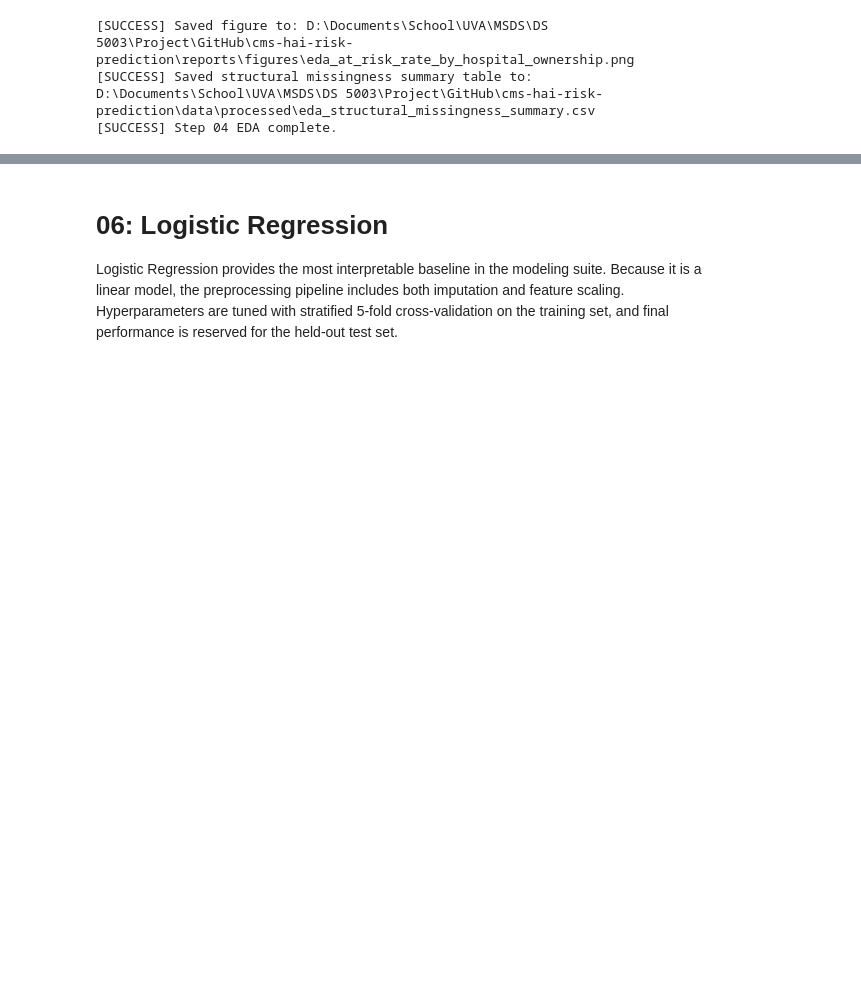
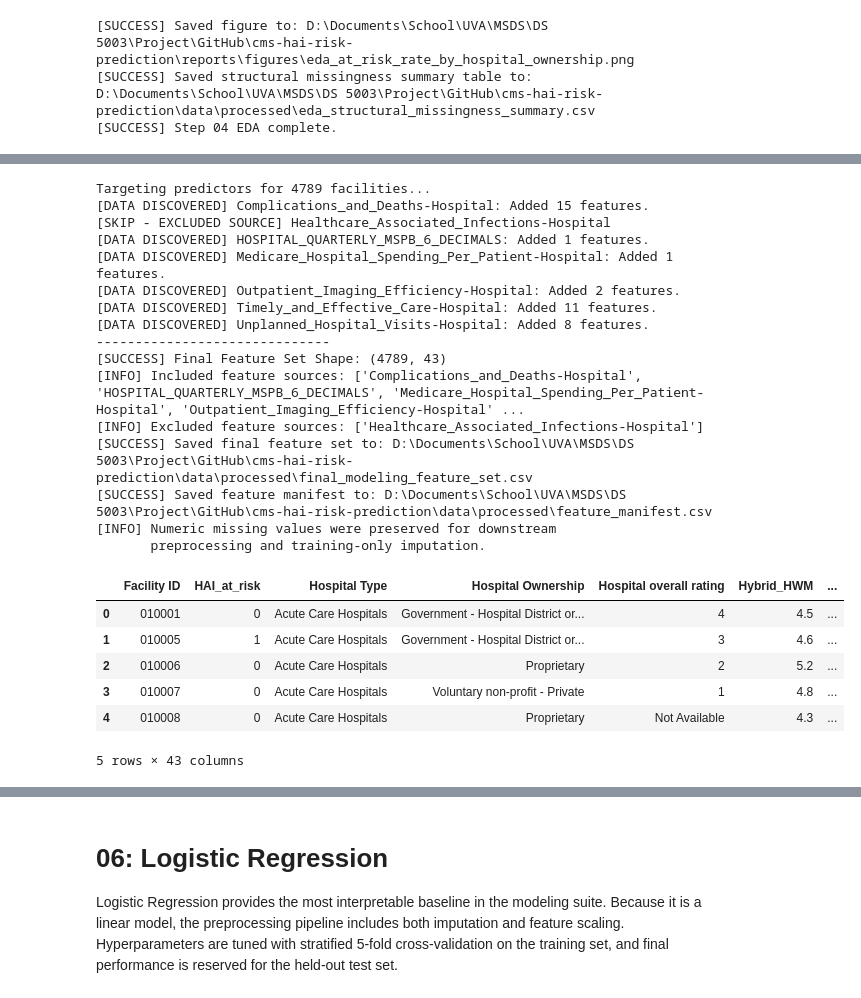
Before and after one commit to Rjashby1/cms-hai-risk-prediction, a Jupyter notebook: code/main_pipeline.ipynb, the cells around one changed output, grey strips where cells are left out. Cells and saved outputs as stored; diff of their text form; code cells hidden in the pictures; blank space fills up the shorter version.

Commit message:
Enhance main pipeline notebook with detailed descriptions for feature discovery and pruning steps, including improved output logging and cross-validation sanity checks.

```diff
--- a/code/main_pipeline.ipynb
+++ b/code/main_pipeline.ipynb
@@ -222,10 +217,37 @@ The disparate data points—ranging from clinical outcomes to patient satisfacti
 # %%
 step_05 = importlib.import_module("05_feature_identification")
+importlib.reload(step_05)
 
-if 'raw_datasets' in locals():
+if "raw_datasets" in locals():
     final_df = step_05.mine_features(
         raw_datasets,
         exclude_files=["Healthcare_Associated_Infections-Hospital"]
     )
     display(final_df.head())
+else:
+    print("raw_datasets not found. Run Step 01 first.")
+# %% [output]
+Targeting predictors for 4789 facilities...
+[DATA DISCOVERED] Complications_and_Deaths-Hospital: Added 15 features.
+[SKIP - EXCLUDED SOURCE] Healthcare_Associated_Infections-Hospital
+[DATA DISCOVERED] HOSPITAL_QUARTERLY_MSPB_6_DECIMALS: Added 1 features.
+[DATA DISCOVERED] Medicare_Hospital_Spending_Per_Patient-Hospital: Added 1 features.
+[DATA DISCOVERED] Outpatient_Imaging_Efficiency-Hospital: Added 2 features.
+[DATA DISCOVERED] Timely_and_Effective_Care-Hospital: Added 11 features.
+[DATA DISCOVERED] Unplanned_Hospital_Visits-Hospital: Added 8 features.
+------------------------------
+[SUCCESS] Final Feature Set Shape: (4789, 43)
+[INFO] Included feature sources: ['Complications_and_Deaths-Hospital', 'HOSPITAL_QUARTERLY_MSPB_6_DECIMALS', 'Medicare_Hospital_Spending_Per_Patient-Hospital', 'Outpatient_Imaging_Efficiency-Hospital' ...
+[INFO] Excluded feature sources: ['Healthcare_Associated_Infections-Hospital']
+[SUCCESS] Saved final feature set to: D:\Documents\School\UVA\MSDS\DS 5003\Project\GitHub\cms-hai-risk-prediction\data\processed\final_modeling_feature_set.csv
+[SUCCESS] Saved feature manifest to: D:\Documents\School\UVA\MSDS\DS 5003\Project\GitHub\cms-hai-risk-prediction\data\processed\feature_manifest.csv
+[INFO] Numeric missing values were preserved for downstream
+       preprocessing and training-only imputation.
+|  | Facility ID | HAI_at_risk | Hospital Type | Hospital Ownership | Hospital overall rating | Hybrid_HWM | ... |
+| 0 | 010001 | 0 | Acute Care Hospitals | Government - Hospital District or... | 4 | 4.5 | ... |
+| 1 | 010005 | 1 | Acute Care Hospitals | Government - Hospital District or... | 3 | 4.6 | ... |
+| 2 | 010006 | 0 | Acute Care Hospitals | Proprietary | 2 | 5.2 | ... |
+| 3 | 010007 | 0 | Acute Care Hospitals | Voluntary non-profit - Private | 1 | 4.8 | ... |
+| 4 | 010008 | 0 | Acute Care Hospitals | Proprietary | Not Available | 4.3 | ... |
+5 rows × 43 columns
 # %% [markdown]
```
Also changed, not shown: parts of 8 cells of this notebook, 2 other files.
